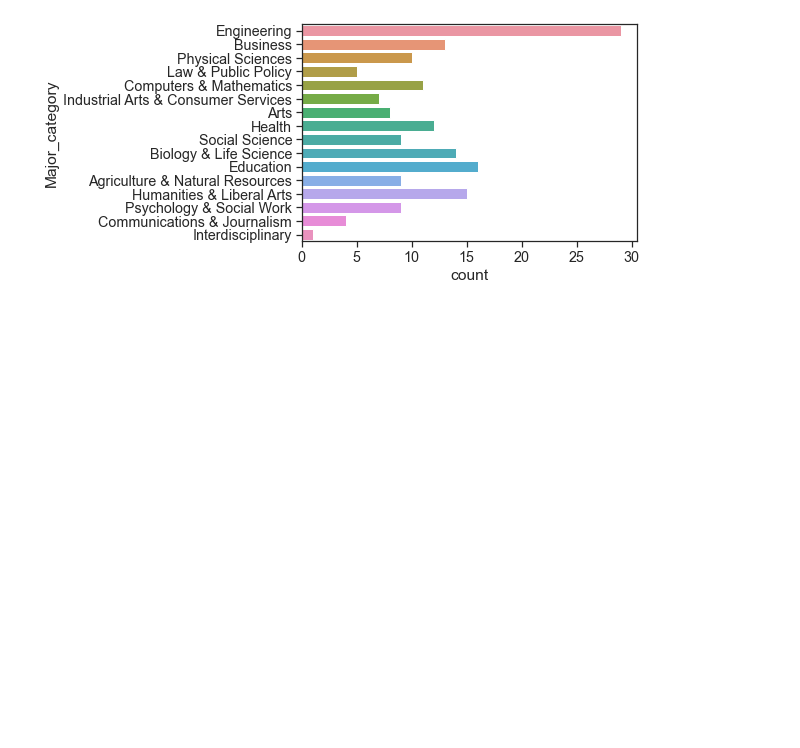
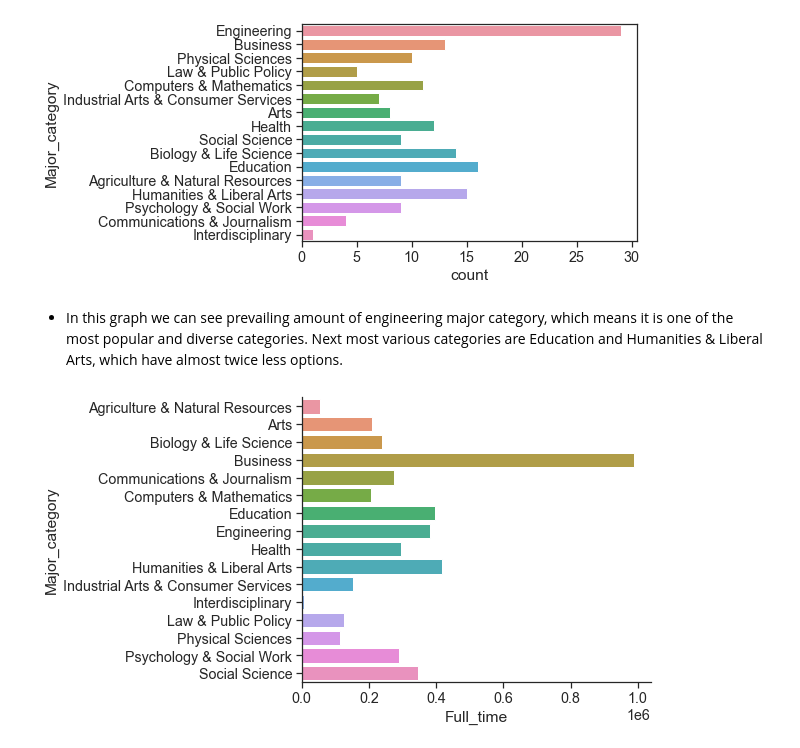
Before and after one commit to data301-2021-winter1/project-group02-project, a Jupyter notebook: notebooks/analysis1.ipynb, the cells around one changed output. Drawn from its saved outputs; the diff is of its cells as text; code cells hidden in the pictures; blank space fills up the shorter version.

Commit message:
Added plots and descriptions, other minor changes

```diff
--- a/notebooks/analysis1.ipynb
+++ b/notebooks/analysis1.ipynb
@@ -224,3 +218,11 @@ plt.show()
 ax = sns.countplot(y='Major_category', data=cdf)
 # %% [output]
 [figure]
+# %% [markdown]
+* In this graph we can see prevailing amount of engineering major category, which means it is one of the most popular and diverse categories. Next most various categories are Education and Humanities & Liberal Arts, which have almost twice less options.
+# %%
+ax = sns.catplot(x="Full_time", y="Major_category", data = cdf, kind="bar")
+ax.fig.set_size_inches(25,5)
+plt.show()
+# %% [output]
+[figure, added]
```
Also changed, not shown: parts of 13 cells of this notebook.
